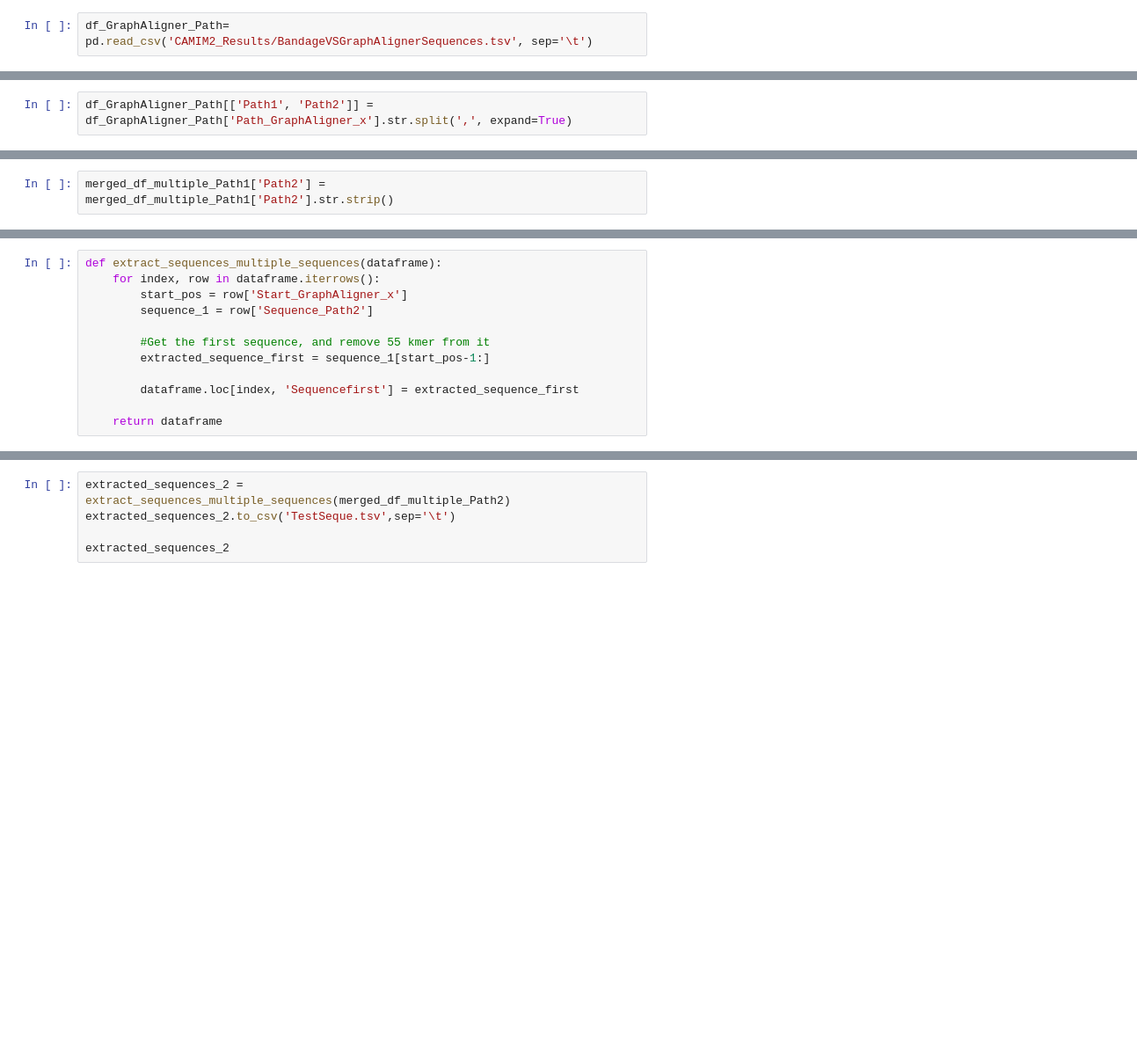
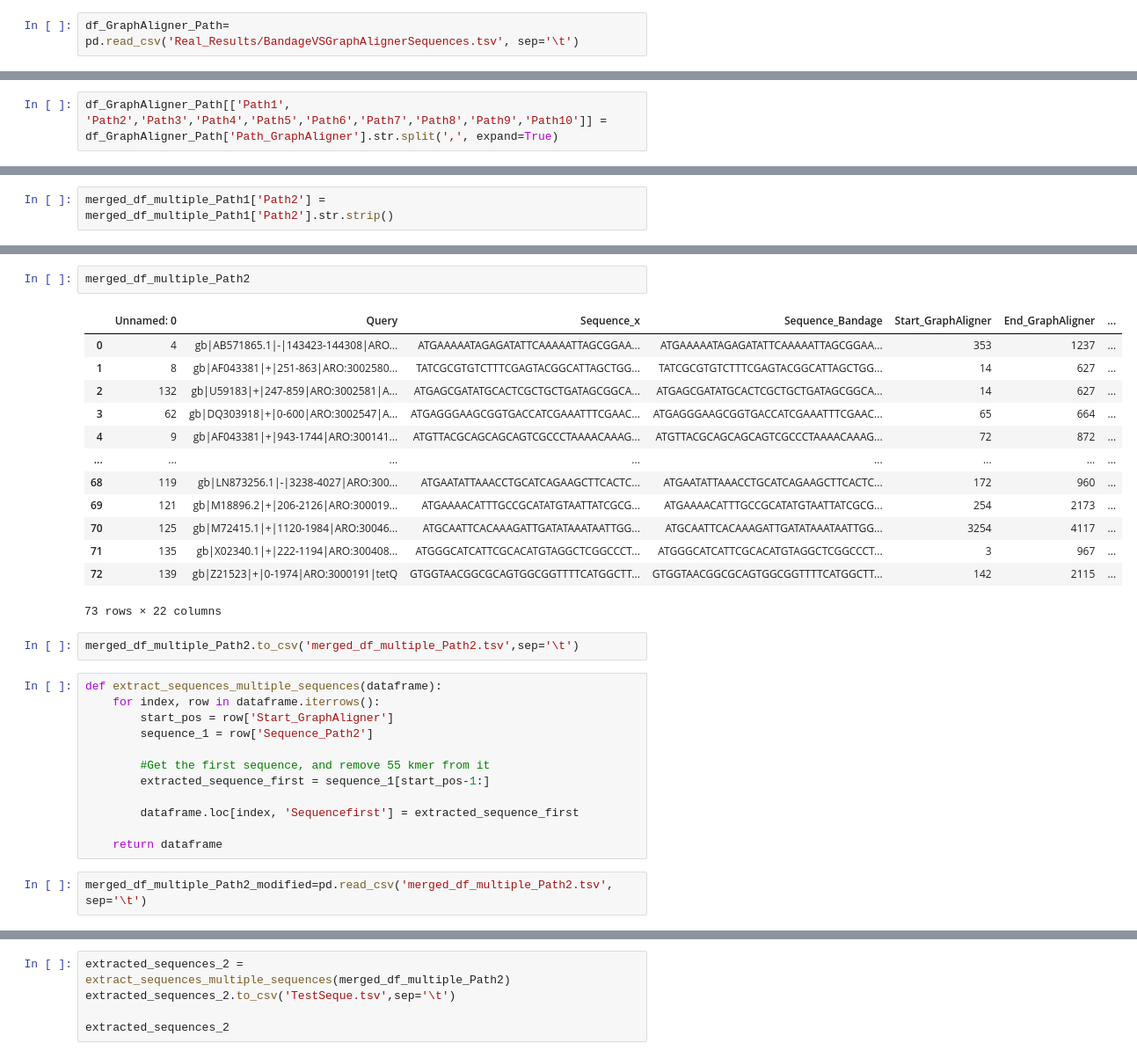
Before and after one commit to Yusreen/Thesis, a Jupyter notebook: Results and findings/Extract Sequence.ipynb, the cells around one changed output, grey strips where cells are left out. Shown at 88% size. Saved outputs shown, nothing was run; the diff lists cells and outputs as text; blank space fills up the shorter version.

```diff
--- a/Results and findings/Extract Sequence.ipynb
+++ b/Results and findings/Extract Sequence.ipynb
@@ -51,4 +126,4 @@ df_BandageVSGraphAligner.to_csv('CAMIM2_Results/BandageVSGraphAlignerSequences.t
 # %%
-df_GraphAligner_Path= pd.read_csv('CAMIM2_Results/BandageVSGraphAlignerSequences.tsv', sep='\t')
+df_GraphAligner_Path= pd.read_csv('Real_Results/BandageVSGraphAlignerSequences.tsv', sep='\t')
 # %%
 df_GraphAligner_Path
@@ -55,4 +144,4 @@ df_GraphAligner_Path
 # %%
-df_GraphAligner_Path[['Path1', 'Path2']] = df_GraphAligner_Path['Path_GraphAligner_x'].str.split(',', expand=True)
+df_GraphAligner_Path[['Path1', 'Path2','Path3','Path4','Path5','Path6','Path7','Path8','Path9','Path10']] = df_GraphAligner_Path['Path_GraphAligner'].str.split(',', expand=True)
 # %%
 df_GraphAligner_Path
@@ -138,7 +406,25 @@ merged_df_multiple_Path2.dtypes
+# %%
+merged_df_multiple_Path2
+# %% [output]
+|  | Unnamed: 0 | Query | Sequence_x | Sequence_Bandage | Start_GraphAligner | End_GraphAligner | ... |
+| 0 | 4 | gb|AB571865.1|-|143423-144308|ARO... | ATGAAAAATAGAGATATTCAAAAATTAGCGGAA... | ATGAAAAATAGAGATATTCAAAAATTAGCGGAA... | 353 | 1237 | ... |
+| 1 | 8 | gb|AF043381|+|251-863|ARO:3002580... | TATCGCGTGTCTTTCGAGTACGGCATTAGCTGG... | TATCGCGTGTCTTTCGAGTACGGCATTAGCTGG... | 14 | 627 | ... |
+| 2 | 132 | gb|U59183|+|247-859|ARO:3002581|A... | ATGAGCGATATGCACTCGCTGCTGATAGCGGCA... | ATGAGCGATATGCACTCGCTGCTGATAGCGGCA... | 14 | 627 | ... |
+| 3 | 62 | gb|DQ303918|+|0-600|ARO:3002547|A... | ATGAGGGAAGCGGTGACCATCGAAATTTCGAAC... | ATGAGGGAAGCGGTGACCATCGAAATTTCGAAC... | 65 | 664 | ... |
+| 4 | 9 | gb|AF043381|+|943-1744|ARO:300141... | ATGTTACGCAGCAGCAGTCGCCCTAAAACAAAG... | ATGTTACGCAGCAGCAGTCGCCCTAAAACAAAG... | 72 | 872 | ... |
+| ... | ... | ... | ... | ... | ... | ... | ... |
+| 68 | 119 | gb|LN873256.1|-|3238-4027|ARO:300... | ATGAATATTAAACCTGCATCAGAAGCTTCACTC... | ATGAATATTAAACCTGCATCAGAAGCTTCACTC... | 172 | 960 | ... |
+| 69 | 121 | gb|M18896.2|+|206-2126|ARO:300019... | ATGAAAACATTTGCCGCATATGTAATTATCGCG... | ATGAAAACATTTGCCGCATATGTAATTATCGCG... | 254 | 2173 | ... |
+| 70 | 125 | gb|M72415.1|+|1120-1984|ARO:30046... | ATGCAATTCACAAAGATTGATATAAATAATTGG... | ATGCAATTCACAAAGATTGATATAAATAATTGG... | 3254 | 4117 | ... |
+| 71 | 135 | gb|X02340.1|+|222-1194|ARO:300408... | ATGGGCATCATTCGCACATGTAGGCTCGGCCCT... | ATGGGCATCATTCGCACATGTAGGCTCGGCCCT... | 3 | 967 | ... |
+| 72 | 139 | gb|Z21523|+|0-1974|ARO:3000191|tetQ | GTGGTAACGGCGCAGTGGCGGTTTTCATGGCTT... | GTGGTAACGGCGCAGTGGCGGTTTTCATGGCTT... | 142 | 2115 | ... |
+73 rows × 22 columns
+# %%
+merged_df_multiple_Path2.to_csv('merged_df_multiple_Path2.tsv',sep='\t')
 # %%
 def extract_sequences_multiple_sequences(dataframe):
     for index, row in dataframe.iterrows():
-        start_pos = row['Start_GraphAligner_x']
+        start_pos = row['Start_GraphAligner']
         sequence_1 = row['Sequence_Path2']
 
         #Get the first sequence, and remove 55 kmer from it
@@ -147,3 +433,5 @@ def extract_sequences_multiple_sequences(dataframe):
         dataframe.loc[index, 'Sequencefirst'] = extracted_sequence_first
 
     return dataframe
+# %%
+merged_df_multiple_Path2_modified=pd.read_csv('merged_df_multiple_Path2.tsv', sep='\t')
```
Also changed, not shown: parts of 28 cells of this notebook, 28 other files.
